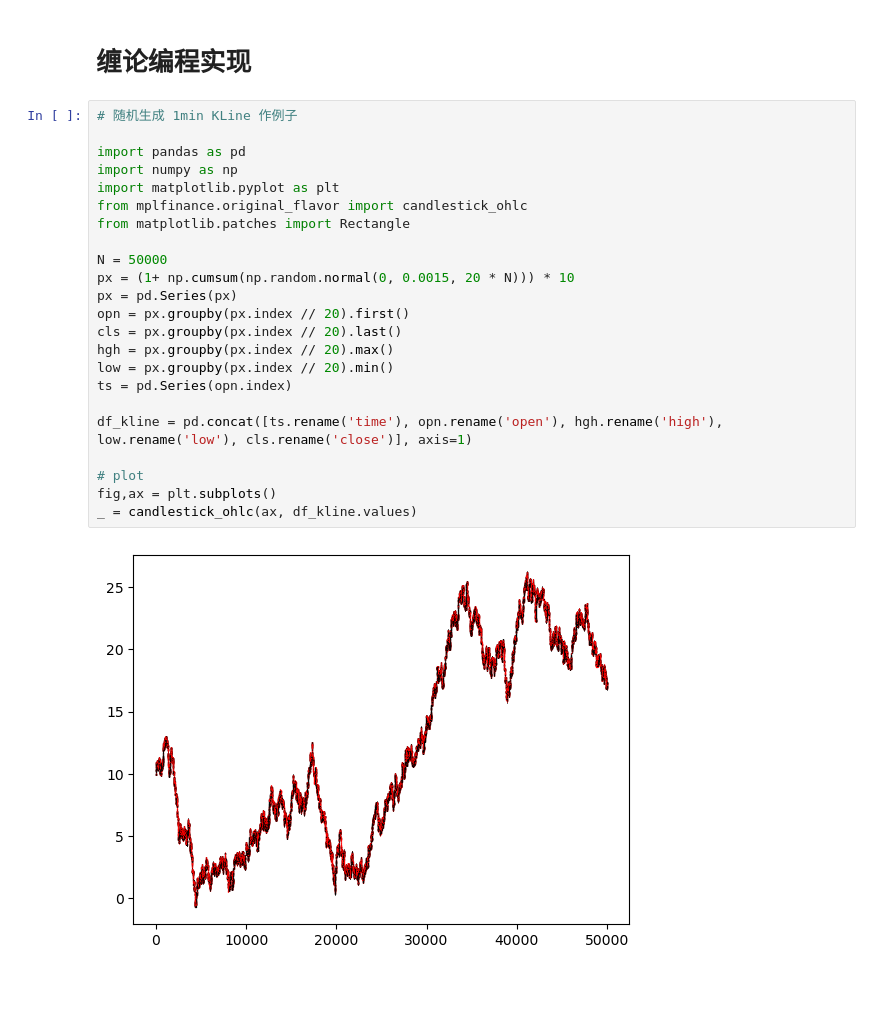
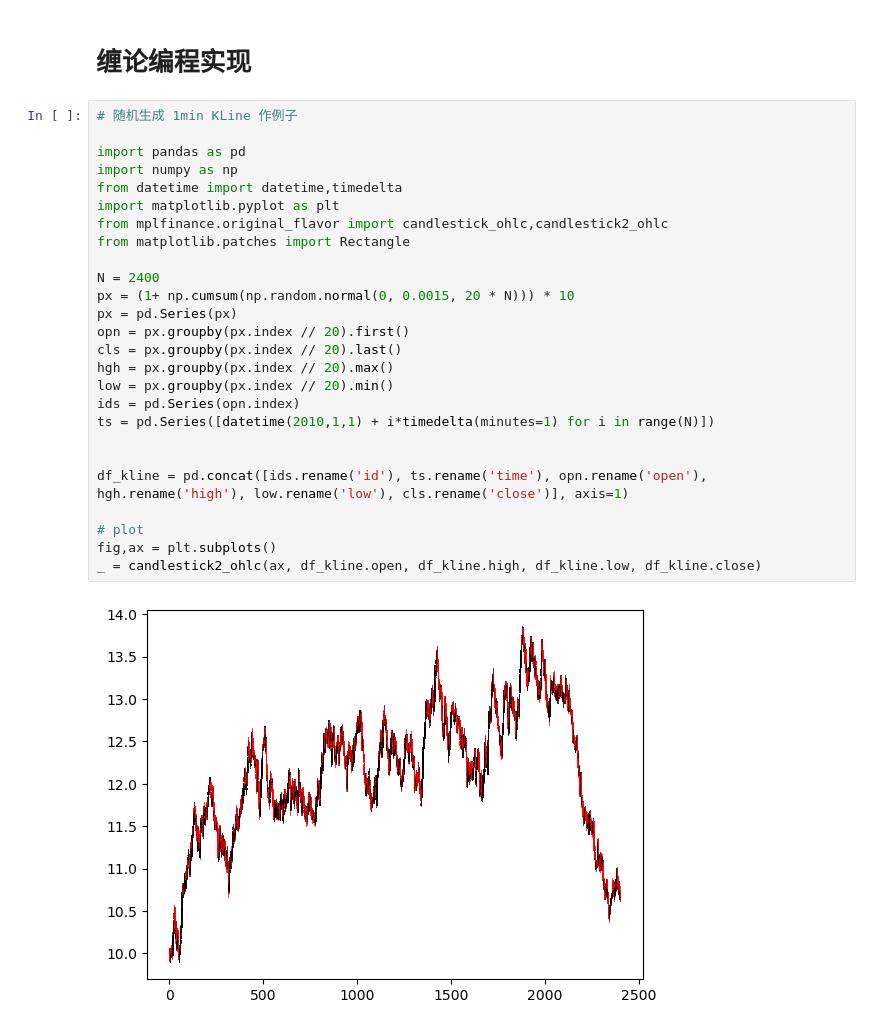
Before and after one commit to xitongsys/notes, a Jupyter notebook: finance/chanlun/example.ipynb, the cells around one changed output. Saved outputs shown, nothing was run; the diff lists cells and outputs as text; blank space fills up the shorter version.

```diff
--- a/finance/chanlun/example.ipynb
+++ b/finance/chanlun/example.ipynb
@@ -3,26 +3,29 @@
 # %%
 # 随机生成 1min KLine 作例子
 
 import pandas as pd
 import numpy as np
+from datetime import datetime,timedelta
 import matplotlib.pyplot as plt
-from mplfinance.original_flavor import candlestick_ohlc
+from mplfinance.original_flavor import candlestick_ohlc,candlestick2_ohlc
 from matplotlib.patches import Rectangle
 
-N = 50000
+N = 2400
 px = (1+ np.cumsum(np.random.normal(0, 0.0015, 20 * N))) * 10
 px = pd.Series(px)
 opn = px.groupby(px.index // 20).first()
 cls = px.groupby(px.index // 20).last()
 hgh = px.groupby(px.index // 20).max()
 low = px.groupby(px.index // 20).min()
-ts = pd.Series(opn.index)
+ids = pd.Series(opn.index)
+ts = pd.Series([datetime(2010,1,1) + i*timedelta(minutes=1) for i in range(N)])
 
-df_kline = pd.concat([ts.rename('time'), opn.rename('open'), hgh.rename('high'), low.rename('low'), cls.rename('close')], axis=1)
+
+df_kline = pd.concat([ids.rename('id'), ts.rename('time'), opn.rename('open'), hgh.rename('high'), low.rename('low'), cls.rename('close')], axis=1)
 
 # plot
 fig,ax = plt.subplots()
-_ = candlestick_ohlc(ax, df_kline.values)
+_ = candlestick2_ohlc(ax, df_kline.open, df_kline.high, df_kline.low, df_kline.close)
 # %% [output]
-[figure, old version]
+[figure, new version]
 # %%
```
Also changed, not shown: parts of 6 cells of this notebook.
